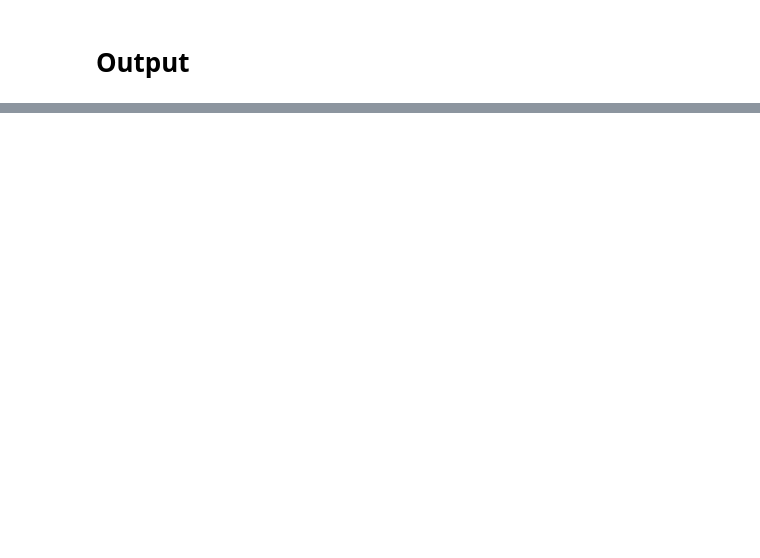
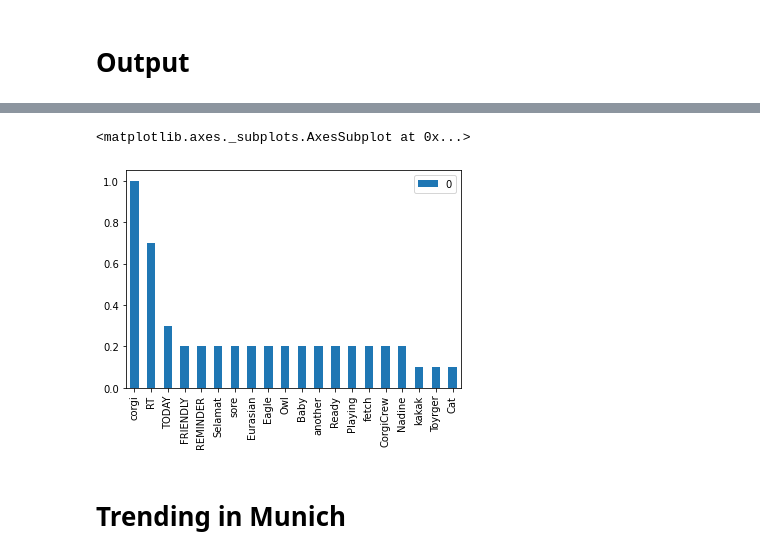
Before and after one commit to tr33h/main_notebook, a Jupyter notebook: main_notebook.ipynb, the cells around one changed output, grey strips where cells are left out. Saved outputs shown, nothing was run; the diff lists cells and outputs as text; code cells hidden in the pictures; blank space fills up the shorter version.

```diff
--- a/main_notebook.ipynb
+++ b/main_notebook.ipynb
@@ -123,0 +232,21 @@ except:
+# %%
+from nltk import sent_tokenize, word_tokenize
+if os.path.exists("/root/nltk_data/tokenizers/punkt"):
+  print("File exists")
+else:
+  nltk.download('punkt')
+
+all_tweets = ' '.join(tweet for tweet in df['clean_tweet'])
+wordcloud = WordCloud(stopwords=STOPWORDS).generate(all_tweets)
+
+words = word_tokenize(all_tweets)
+words = [word for word in words if word not in STOPWORDS]
+words = [word for word in words if not word.isnumeric()]
+words = [word.lower() for word in words]
+words = [word for word in words if word != 'rt']
+
+fdist = nltk.FreqDist(words)
+fdist.most_common(2)
+
+for word, frequency in fdist.most_common(50):
+  print(u'{};{}'.format(word, frequency))
@@ -123,0 +259,10 @@ except:
+# %%
+# Word frequency chart
+df_freq = pd.DataFrame.from_dict(data = wordcloud.words_, orient='index')
+df_freq = df_freq.head(20)
+df_freq.plot.bar()
+# %% [output]
+<matplotlib.axes._subplots.AxesSubplot at 0x...>
+[figure, added]
+# %% [markdown]
+# Trending in Munich
```
Also changed, not shown: parts of 19 cells of this notebook.
